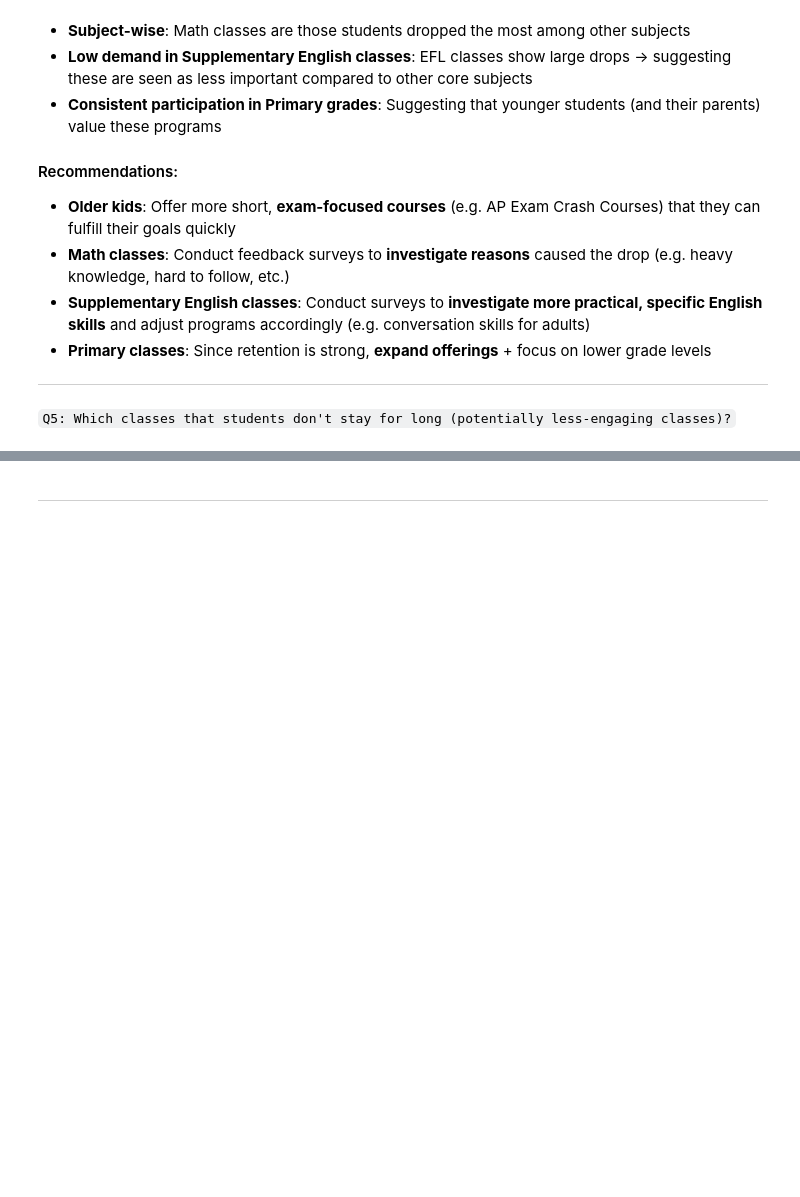
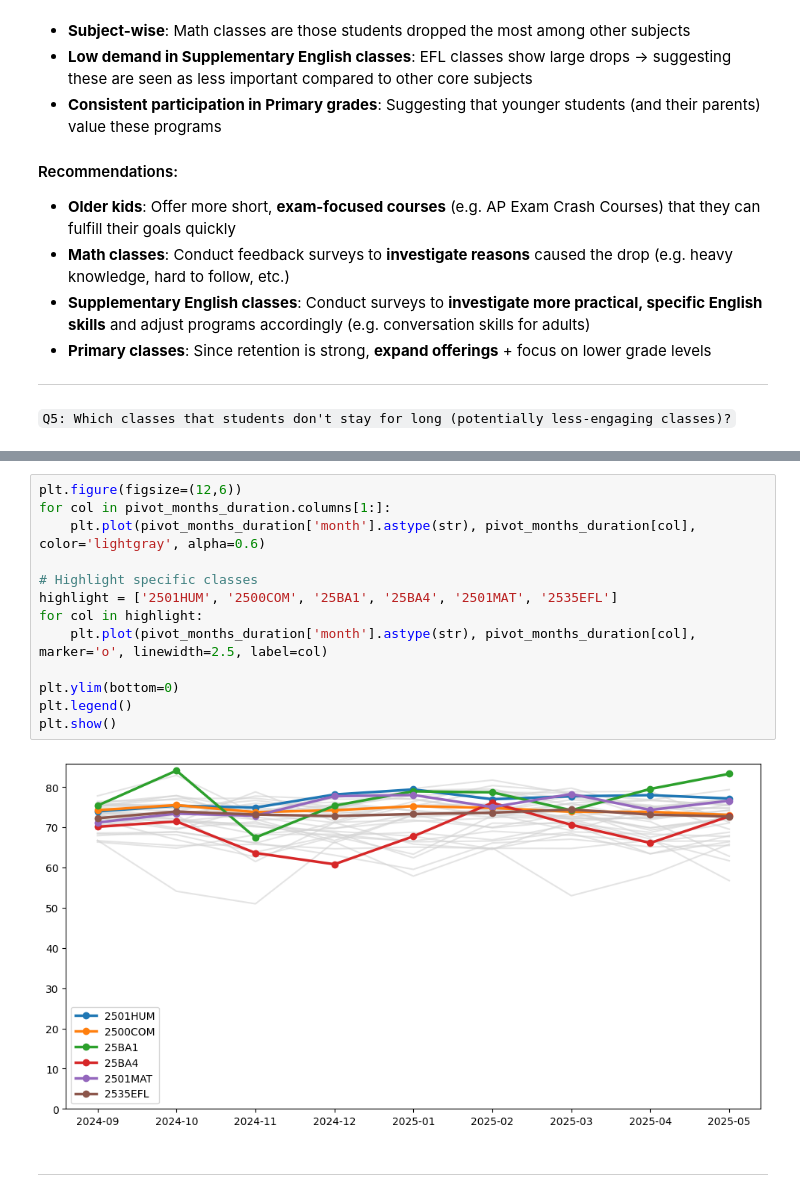
Before and after one commit to tthvan/Customer-Retention-Analysis, a Jupyter notebook: cleanin.ipynb, the cells around one changed output, grey strips where cells are left out. Drawn from its saved outputs; the diff is of its cells as text; blank space fills up the shorter version.

```diff
--- a/cleanin.ipynb
+++ b/cleanin.ipynb
@@ -1053,3 +1063,18 @@ pivot_months_duration.tail()
+# %%
+plt.figure(figsize=(12,6))
+for col in pivot_months_duration.columns[1:]:
+    plt.plot(pivot_months_duration['month'].astype(str), pivot_months_duration[col], color='lightgray', alpha=0.6)
+
+# Highlight specific classes
+highlight = ['2501HUM', '2500COM', '25BA1', '25BA4', '2501MAT', '2535EFL']
+for col in highlight:
+    plt.plot(pivot_months_duration['month'].astype(str), pivot_months_duration[col], marker='o', linewidth=2.5, label=col)
+
+plt.ylim(bottom=0)
+plt.legend()
+plt.show()
+# %% [output]
+[figure, added]
 # %% [markdown]
 ---
 # %% [markdown]
```
Also changed, not shown: parts of 10 cells of this notebook.
